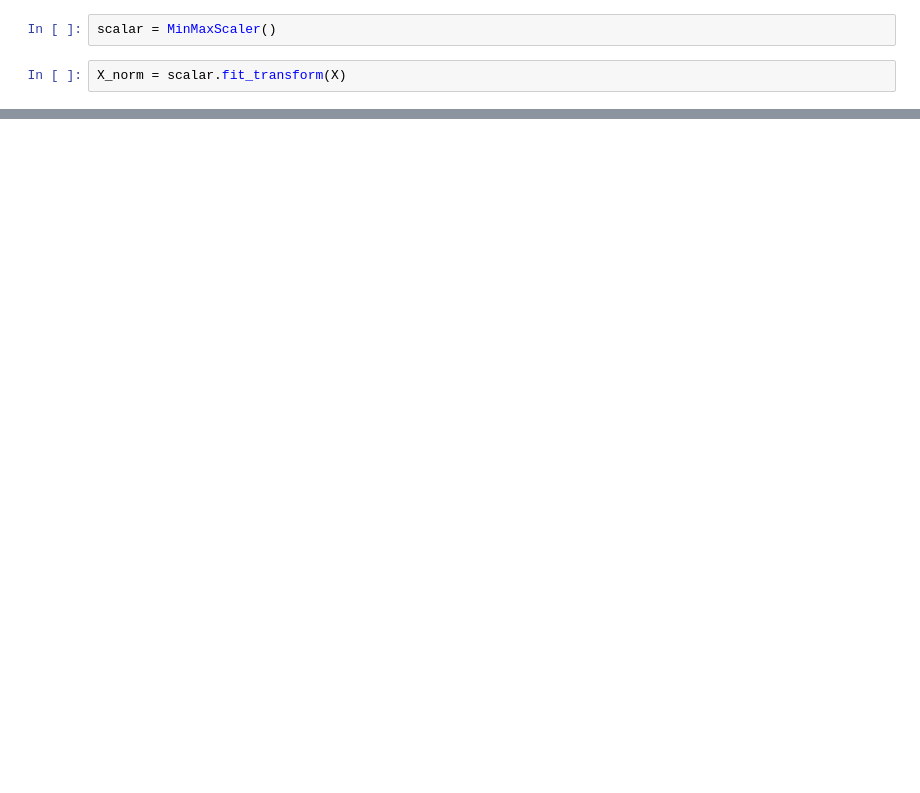
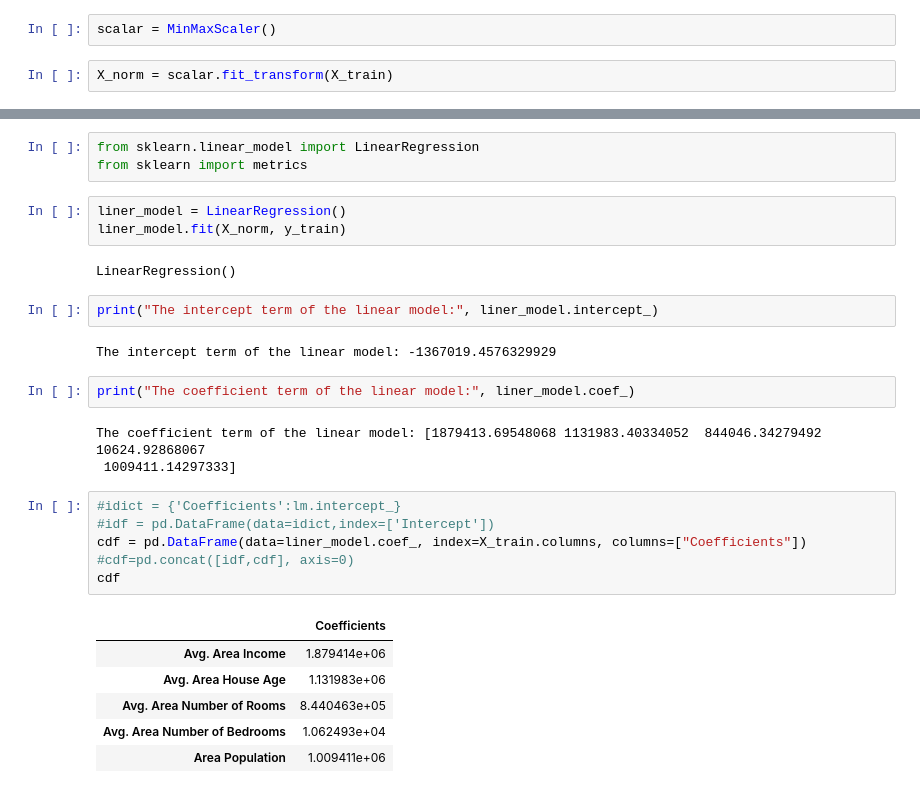
Before and after one commit to raajshekhar19/23FE10CSE00791_RAAJ_SHEKHAR, a Jupyter notebook: lab2.ipynb, the cells around one changed output, grey strips where cells are left out. Saved outputs shown, nothing was run; the diff lists cells and outputs as text; blank space fills up the shorter version.

```diff
--- a/lab2.ipynb
+++ b/lab2.ipynb
@@ -128,4 +138,4 @@ from sklearn.preprocessing import MinMaxScaler
 # %%
 scalar = MinMaxScaler()
 # %%
-X_norm = scalar.fit_transform(X)
+X_norm = scalar.fit_transform(X_train)
@@ -147,0 +171,30 @@ Column names: ['Avg. Area Income', 'Avg. Area House Age', 'Avg. Area Number of R
+# %%
+from sklearn.linear_model import LinearRegression
+from sklearn import metrics
+# %%
+liner_model = LinearRegression()
+liner_model.fit(X_norm, y_train)
+# %% [output]
+LinearRegression()
+# %%
+print("The intercept term of the linear model:", liner_model.intercept_)
+# %% [output]
+The intercept term of the linear model: -1367019.4576329929
+# %%
+print("The coefficient term of the linear model:", liner_model.coef_)
+# %% [output]
+The coefficient term of the linear model: [1879413.69548068 1131983.40334052  844046.34279492   10624.92868067
+ 1009411.14297333]
+# %%
+#idict = {'Coefficients':lm.intercept_}
+#idf = pd.DataFrame(data=idict,index=['Intercept'])
+cdf = pd.DataFrame(data=liner_model.coef_, index=X_train.columns, columns=["Coefficients"])
+#cdf=pd.concat([idf,cdf], axis=0)
+cdf
+# %% [output]
+|  | Coefficients |
+| Avg. Area Income | 1.879414e+06 |
+| Avg. Area House Age | 1.131983e+06 |
+| Avg. Area Number of Rooms | 8.440463e+05 |
+| Avg. Area Number of Bedrooms | 1.062493e+04 |
+| Area Population | 1.009411e+06 |
```
Also changed, not shown: parts of 13 cells of this notebook, 2 other files.
